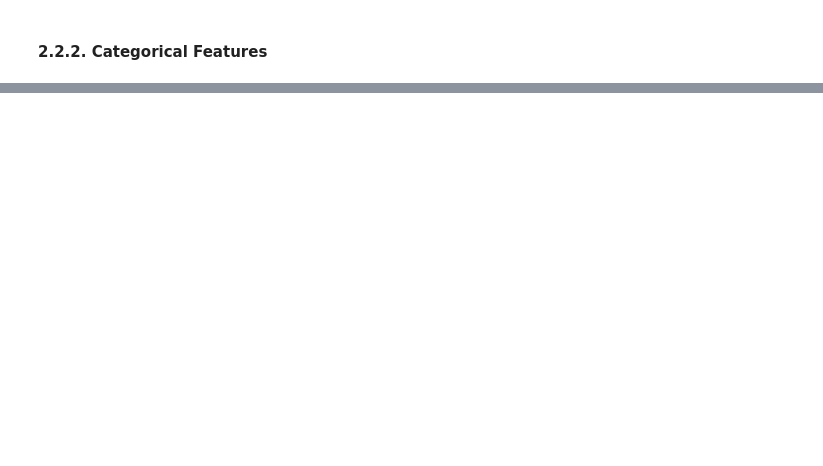
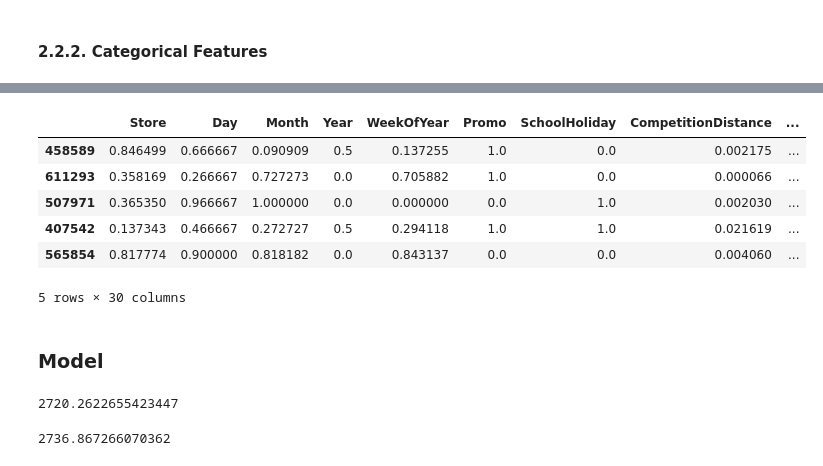
Before and after one commit to kevinassobo/ML_Business_Case, a Jupyter notebook: Notebooks/exploration.ipynb, the cells around one changed output, grey strips where cells are left out. Drawn from its saved outputs; the diff is of its cells as text; code cells hidden in the pictures; blank space fills up the shorter version.

```diff
--- a/Notebooks/exploration.ipynb
+++ b/Notebooks/exploration.ipynb
@@ -272,0 +290,25 @@ sns.heatmap(X_train.corr())
+# %%
+ordinal_encoder = OrdinalEncoder()
+encoder = OneHotEncoder(sparse=False, handle_unknown='ignore')
+# %%
+encoder.fit(X_train_c[categorical_feats])
+
+encoded_feats = list(encoder.get_feature_names(categorical_feats))
+
+X_train_c[encoded_feats] = encoder.transform(X_train_c[categorical_feats])
+X_test_c[encoded_feats] = encoder.transform(X_test_c[categorical_feats])
+# %%
+X_train_c = X_train_c[numeric_feats + encoded_feats]
+X_test_c = X_test_c[numeric_feats + encoded_feats]
+# %%
+X_train_c.head()
+# %% [output]
+|  | Store | Day | Month | Year | WeekOfYear | Promo | SchoolHoliday | CompetitionDistance | ... |
+| 458589 | 0.846499 | 0.666667 | 0.090909 | 0.5 | 0.137255 | 1.0 | 0.0 | 0.002175 | ... |
+| 611293 | 0.358169 | 0.266667 | 0.727273 | 0.0 | 0.705882 | 1.0 | 0.0 | 0.000066 | ... |
+| 507971 | 0.365350 | 0.966667 | 1.000000 | 0.0 | 0.000000 | 0.0 | 1.0 | 0.002030 | ... |
+| 407542 | 0.137343 | 0.466667 | 0.272727 | 0.5 | 0.294118 | 1.0 | 1.0 | 0.021619 | ... |
+| 565854 | 0.817774 | 0.900000 | 0.818182 | 0.0 | 0.843137 | 0.0 | 0.0 | 0.004060 | ... |
+5 rows × 30 columns
+# %% [markdown]
+### Model
@@ -272,0 +320,8 @@ sns.heatmap(X_train.corr())
+# %%
+mean_squared_error(y_test, lin_reg.predict(X_test_c), squared=False)
+# %% [output]
+2720.2622655423447
+# %%
+mean_squared_error(y_train, lin_reg.predict(X_train_c), squared=False)
+# %% [output]
+2736.867266070362
```
Also changed, not shown: parts of 18 cells of this notebook.
